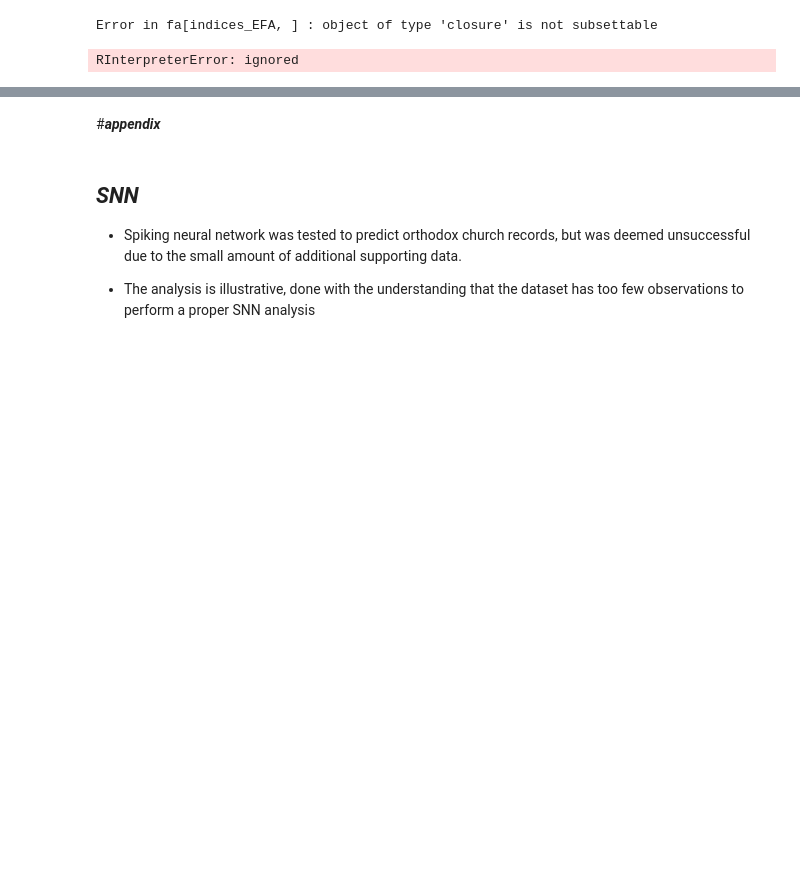
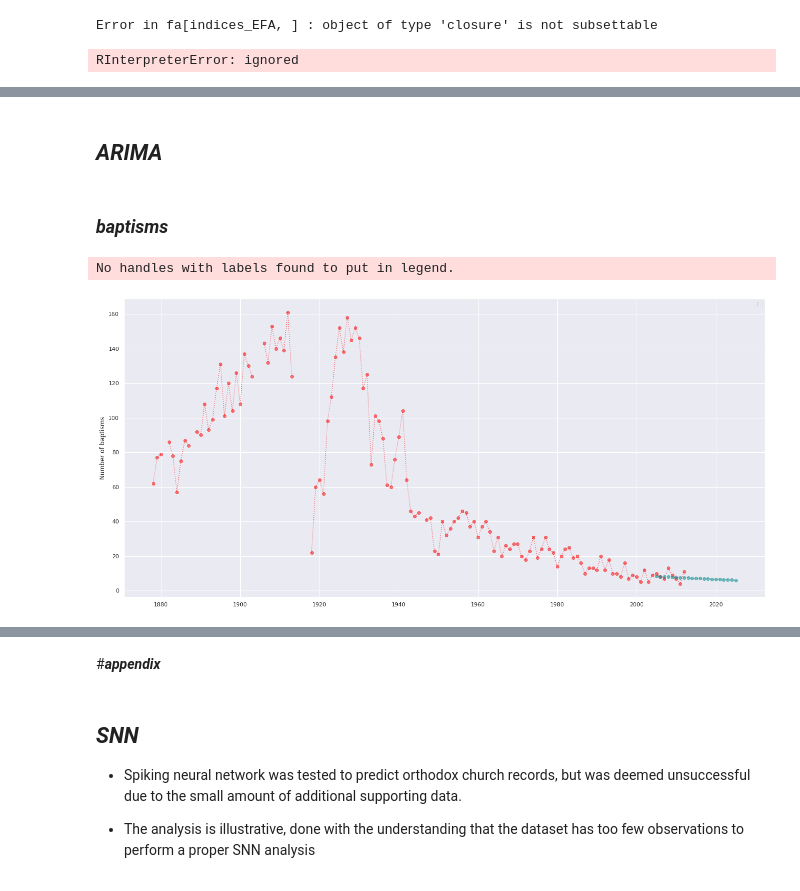
Before and after one commit to zuzannazak/PhD2022Bialowieza, a Jupyter notebook: 💖projekt.ipynb, the cells around one changed output, grey strips where cells are left out. Cells and saved outputs as stored; diff of their text form; code cells hidden in the pictures; blank space fills up the shorter version.

```diff
--- a/💖projekt.ipynb
+++ b/💖projekt.ipynb
@@ -1363,0 +1325,6 @@ RInterpreterError: ignored
+# %%
+url_data = (r'https://github.com/zuzannazak/PhD2022Bialowieza/blob/main/bialowieza_aggregated.xls?raw=true')
+data_for_forecast = pd.read_excel(url_data)
+data_for_forecast = data_for_forecast.set_index('rok')
+# %% [markdown]
+## ***ARIMA***
@@ -1363,0 +1335,30 @@ RInterpreterError: ignored
+# %% [markdown]
+### ***baptisms***
+# %%
+train = data_for_forecast[data_for_forecast.index < 2005]
+test = data_for_forecast[data_for_forecast.index>=2005]
+# %%
+y = train['chrzest']
+ARMAmodel = SARIMAX(y, order = (1, 0, 1))
+ARMAmodel = ARMAmodel.fit()
+
+y_pred = ARMAmodel.get_forecast(len(test.index))
+y_pred_df = y_pred.conf_int(alpha = 0.05)
+y_pred_df["Predictions"] = ARMAmodel.predict(start = y_pred_df.index[0], end = y_pred_df.index[-1])
+y_pred_df.index = test.index
+y_pred_out = y_pred_df["Predictions"]
+# %%
+chrzest_visualisation = pd.DataFrame()
+chrzest_visualisation.index = data_for_forecast.index
+chrzest_visualisation['chrzest'] = data_for_forecast['chrzest']
+chrzest_visualisation['pred'] = y_pred_df['Predictions']
+chrzest_visualisation
+
+fig, ax = plt.subplots()
+ax.plot((chrzest_visualisation.index), chrzest_visualisation['chrzest'],marker='o',alpha=0.5, linestyle='dotted', color="red")
+ax.plot((chrzest_visualisation.index), chrzest_visualisation['pred'],marker='o',alpha=0.5, linestyle='dotted', color="darkcyan")
+ax.set_ylabel('Number of baptisms')
+fig.set_size_inches(20, 10)
+# %% [output]
+No handles with labels found to put in legend.
+[figure, added]
```
Also changed, not shown: parts of 21 cells of this notebook.
